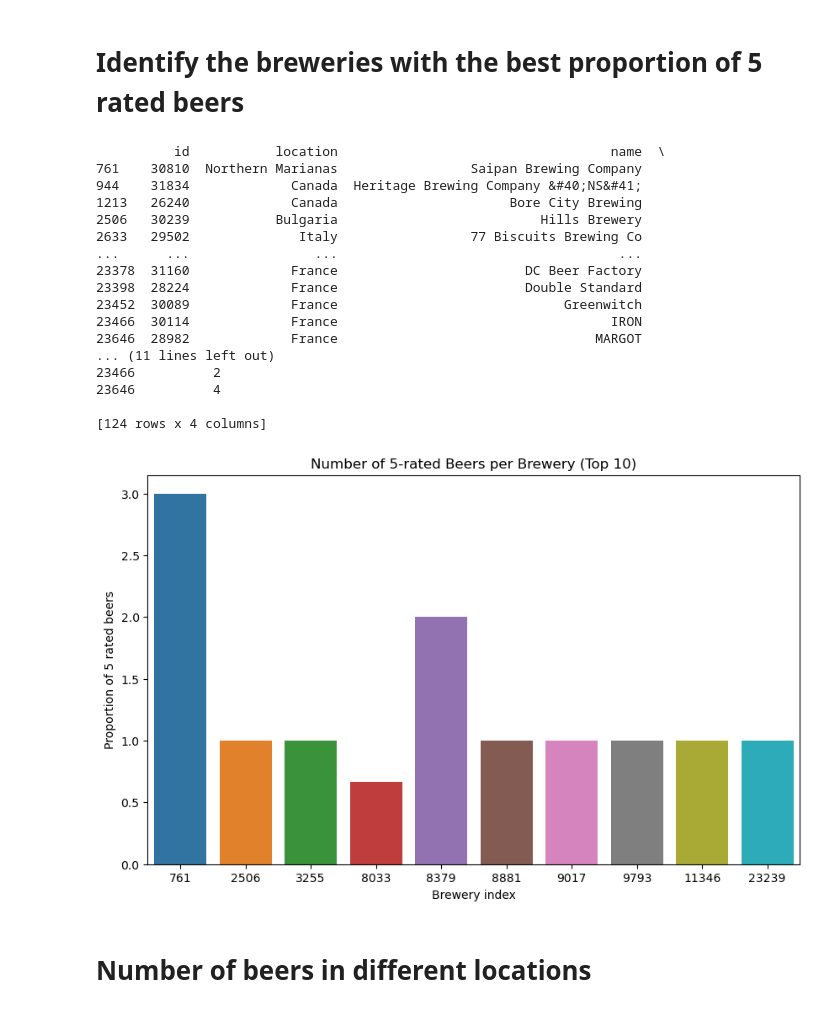
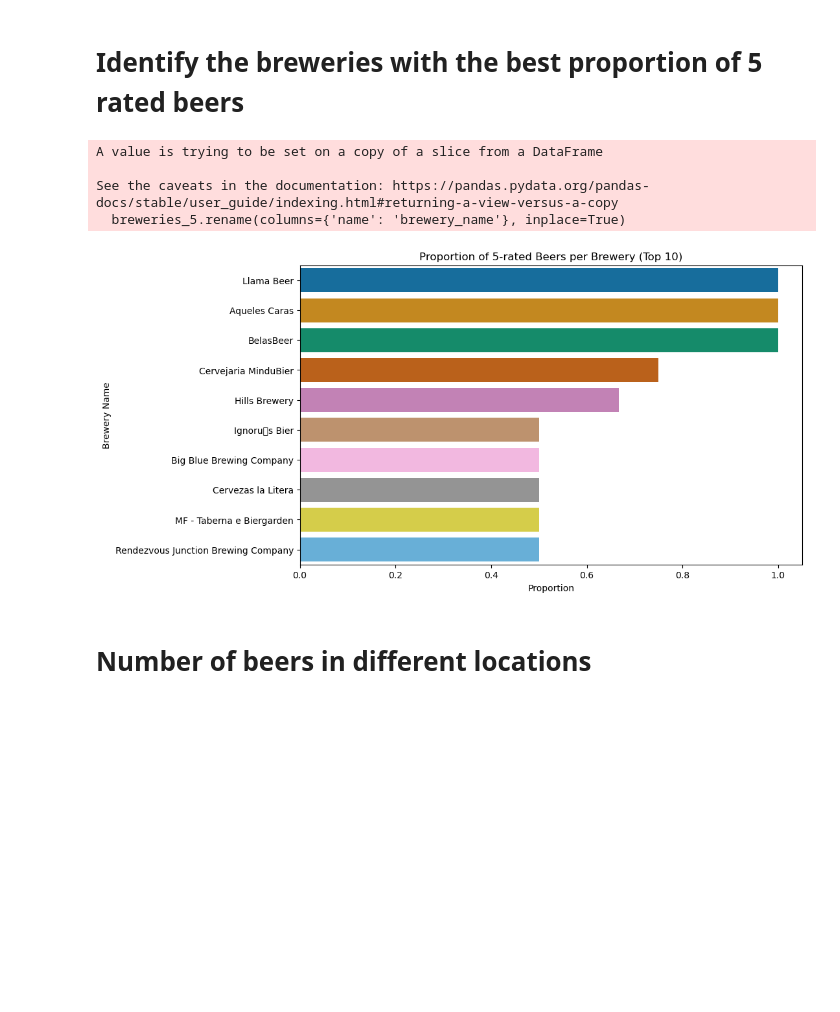
Before and after one commit to epfl-ada/ada-2023-project-laremontada61, a Jupyter notebook: EDA_CCT.ipynb, the cells around one changed output. Drawn from its saved outputs; the diff is of its cells as text; code cells hidden in the pictures; blank space fills up the shorter version.

```diff
--- a/EDA_CCT.ipynb
+++ b/EDA_CCT.ipynb
@@ -118,45 +170,39 @@ plt.show()
 # %%
 # Create dataframe for breweries with 5 rated beers
 breweries_5 = breweries[breweries['id'].isin(beer_score_5['brewery_id'])]
+breweries_5.rename(columns={'name': 'brewery_name'}, inplace=True)
+
 # Isolate brewery infos
-#Brewery_infos = breweries_5[['brewery_id', 'brewery_name']]
-
 brewery_counts_all = beer_score_5['brewery_name'].value_counts()
+brewery_count_df = pd.DataFrame({'brewery_name': brewery_counts_all.index, 'count': brewery_counts_all.values})
 
 # Determining the proportion of 5 rated beers
-proportion_of_5 = np.divide(brewery_counts_all.values, breweries_5.nbr_beers)
+
+# Merge DataFrames on the 'brewery_name' column
+proportion_of_5_df = pd.merge(breweries_5, brewery_count_df, on='brewery_name', how='inner')
+
+# Exclude breweries with less than 2 beers to get meaningful proportions
+proportion_of_5_df = proportion_of_5_df[proportion_of_5_df['nbr_beers'] >= 2]
+
+# Perform division
+proportion_of_5_df['proportion'] = proportion_of_5_df['count'] / proportion_of_5_df['nbr_beers']
 
 # Taking Top 10 breweries
-Top_10_breweries = proportion_of_5.nlargest(10)
-# Create a DataFrame with the top 10 breweries and their counts
-top_breweries_5 = pd.DataFrame({'brewery_name': Top_10_breweries.index, 'count': Top_10_breweries.values})
+Top_10_breweries = proportion_of_5_df.sort_values('proportion', ascending=False).head(10)
 
-# Create a histogram
+# Create a histogram of the top 10 breweries with the most 5 rated beers ordered by proportion
 plt.figure(figsize=(10, 6))
-sns.barplot(x='brewery_name', y='count', data=top_breweries_5)
-plt.title('Number of 5-rated Beers per Brewery (Top 10)')
-plt.xlabel('Brewery index')
-plt.ylabel('Proportion of 5 rated beers')
+sns.barplot(x='proportion', y='brewery_name', data=Top_10_breweries, palette=sns.color_palette("colorblind"))
+plt.title('Proportion of 5-rated Beers per Brewery (Top 10)')
+plt.xlabel('Proportion')
+plt.ylabel('Brewery Name')
 plt.show()
 # %% [output]
-          id           location                                   name  \
-761    30810  Northern Marianas                 Saipan Brewing Company
-944    31834             Canada  Heritage Brewing Company &#40;NS&#41;
-1213   26240             Canada                      Bore City Brewing
-2506   30239           Bulgaria                          Hills Brewery
-2633   29502              Italy                 77 Biscuits Brewing Co
-...      ...                ...                                    ...
-23378  31160             France                        DC Beer Factory
-23398  28224             France                        Double Standard
-23452  30089             France                             Greenwitch
-23466  30114             France                                   IRON
-23646  28982             France                                 MARGOT
-... (11 lines left out)
-23466          2
-23646          4
+A value is trying to be set on a copy of a slice from a DataFrame
 
-[124 rows x 4 columns]
+See the caveats in the documentation: https://pandas.pydata.org/pandas-docs/stable/user_guide/indexing.html#returning-a-view-versus-a-copy
+  breweries_5.rename(columns={'name': 'brewery_name'}, inplace=True)
-[figure, old version]
+[figure, new version]
 # %% [markdown]
 # Number of beers in different locations
 # %%
```
Also changed, not shown: parts of 16 cells of this notebook.
